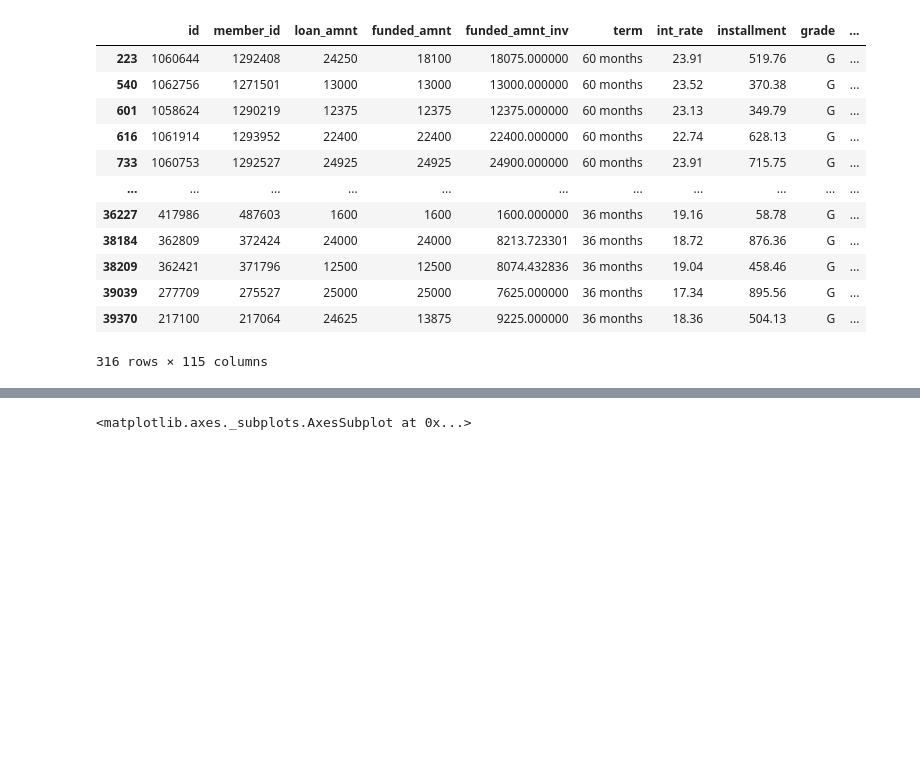
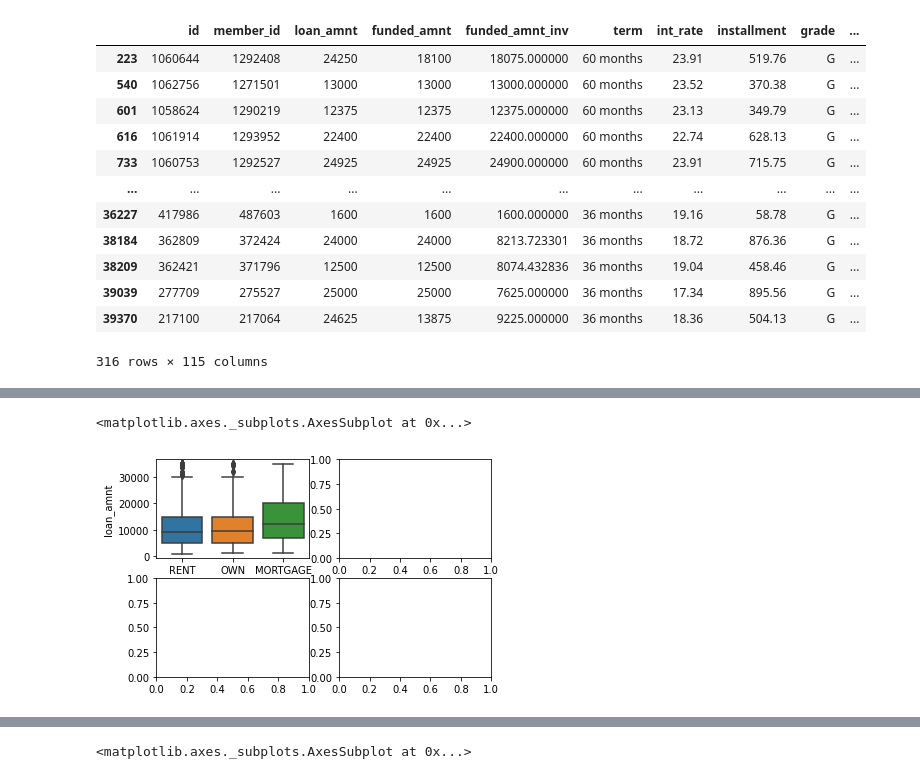
Before and after one commit to samrich76/Lending_Risk_Analysis, a Jupyter notebook: Lending_Risk_Analysis.ipynb, the cells around one changed output, grey strips where cells are left out. Saved outputs shown, nothing was run; the diff lists cells and outputs as text; code cells hidden in the pictures; blank space fills up the shorter version.

```diff
--- a/Lending_Risk_Analysis.ipynb
+++ b/Lending_Risk_Analysis.ipynb
@@ -231 +337,11 @@ loandataset.shape
+# %%
+fig, axes = plt.subplots(2, 2)
+
+sns.boxplot(data=ChargedOff_loandataset[ChargedOff_loandataset['home_ownership'].isin(['MORTGAGE','OWN', 'RENT'])], x='home_ownership', y='loan_amnt', ax=axes[0,0])
+
+
+#axs[1,1].boxplot(ChargedOff_loandataset['loan_amnt'], ChargedOff_loandataset['home_ownership'] )
+# %% [output]
+<matplotlib.axes._subplots.AxesSubplot at 0x...>
+[figure, added]
 # %%
```
Also changed, not shown: parts of 34 cells of this notebook.
